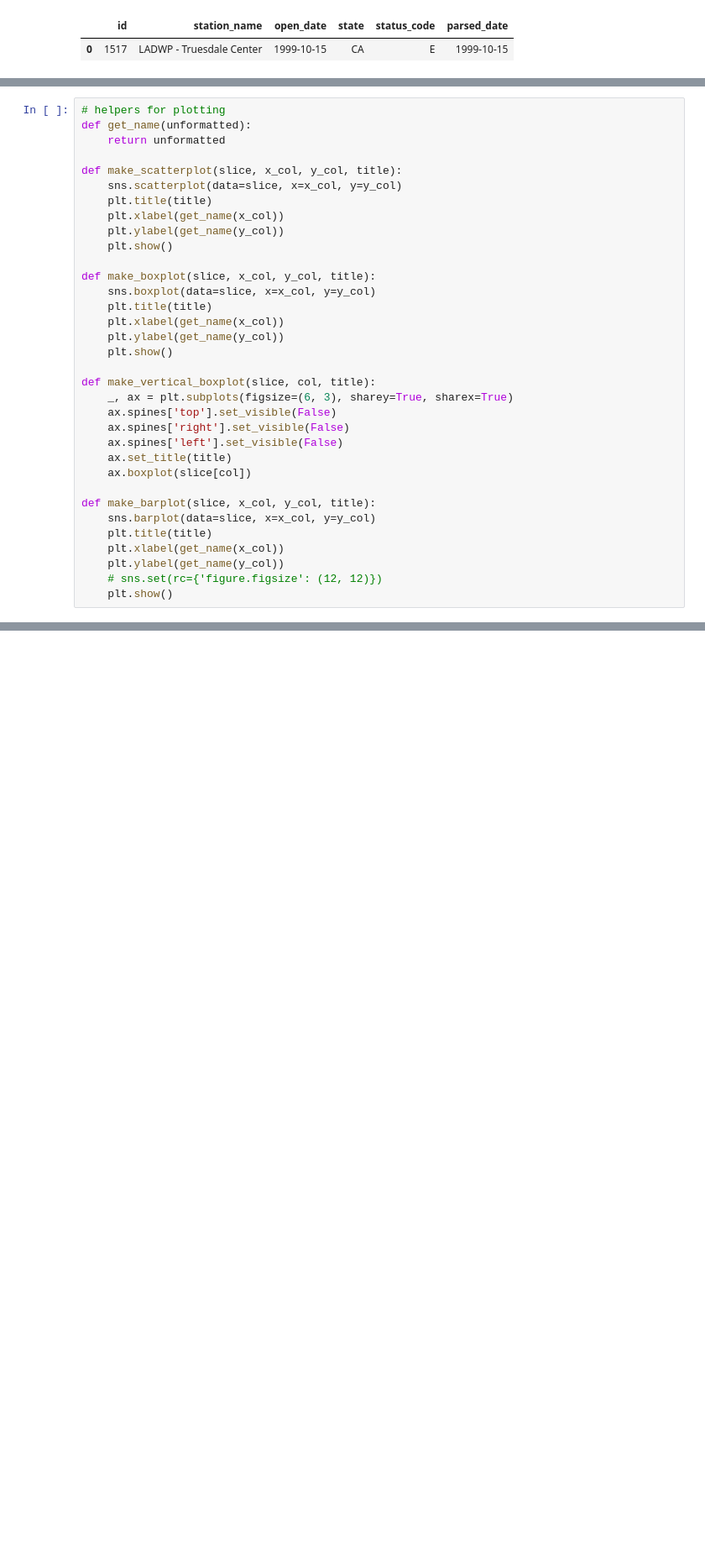
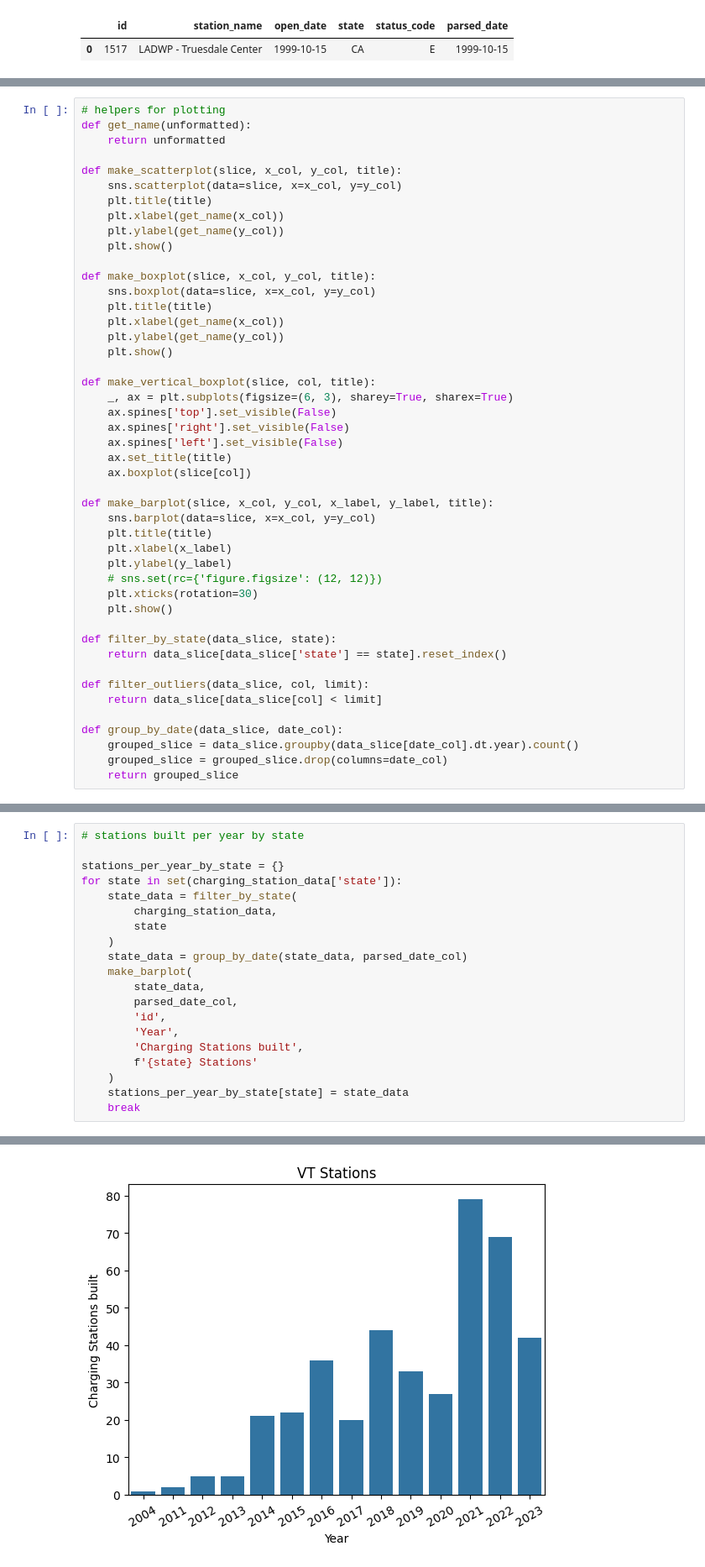
Before and after one commit to brennan913/empirical-methods, a Jupyter notebook: inspect_data.ipynb, the cells around one changed output, grey strips where cells are left out. Shown at 84% size. Drawn from its saved outputs; the diff is of its cells as text; blank space fills up the shorter version.

Commit message:
Add policies by year and stations per year split by state

```diff
--- a/inspect_data.ipynb
+++ b/inspect_data.ipynb
@@ -160,10 +160,22 @@ def make_vertical_boxplot(slice, col, title):
 	ax.set_title(title)
 	ax.boxplot(slice[col])
 
-def make_barplot(slice, x_col, y_col, title):
+def make_barplot(slice, x_col, y_col, x_label, y_label, title):
 	sns.barplot(data=slice, x=x_col, y=y_col)
 	plt.title(title)
-	plt.xlabel(get_name(x_col))
-	plt.ylabel(get_name(y_col))
+	plt.xlabel(x_label)
+	plt.ylabel(y_label)
 	# sns.set(rc={'figure.figsize': (12, 12)})
+	plt.xticks(rotation=30)
 	plt.show()
+
+def filter_by_state(data_slice, state):
+	return data_slice[data_slice['state'] == state].reset_index()
+
+def filter_outliers(data_slice, col, limit):
+	return data_slice[data_slice[col] < limit]
+
+def group_by_date(data_slice, date_col):
+	grouped_slice = data_slice.groupby(data_slice[date_col].dt.year).count()
+	grouped_slice = grouped_slice.drop(columns=date_col)
+	return grouped_slice
@@ -201,0 +182,21 @@ for state in charging_station_data['state']:
+# %%
+# stations built per year by state
+
+stations_per_year_by_state = {}
+for state in set(charging_station_data['state']):
+	state_data = filter_by_state(
+		charging_station_data,
+		state
+	)
+	state_data = group_by_date(state_data, parsed_date_col)
+	make_barplot(
+		state_data,
+		parsed_date_col,
+		'id',
+		'Year',
+		'Charging Stations built',
+		f'{state} Stations'
+	)
+	stations_per_year_by_state[state] = state_data
+	break
+# %% [output]
@@ -201,0 +215 @@ for state in charging_station_data['state']:
+[figure, added]
```
Also changed, not shown: parts of 3 cells of this notebook.
